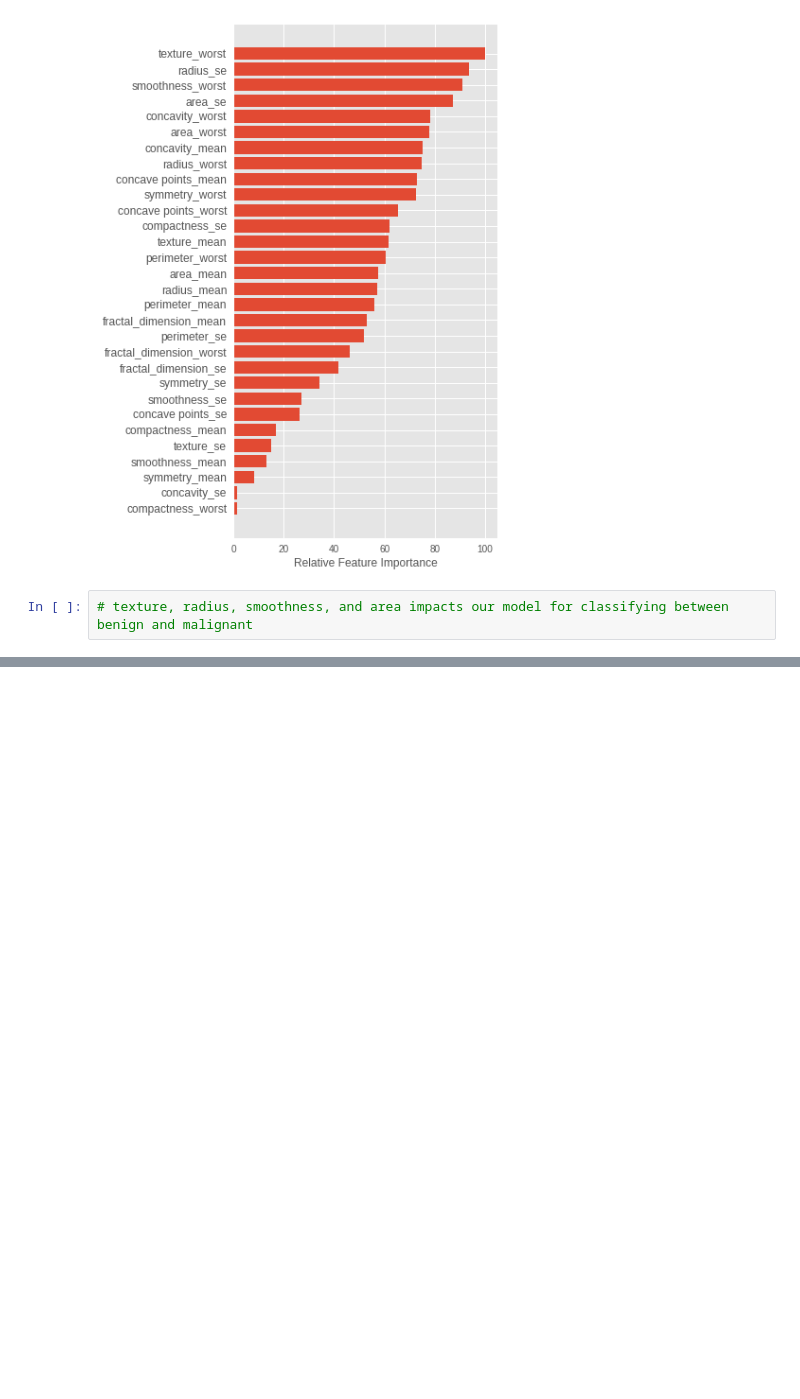
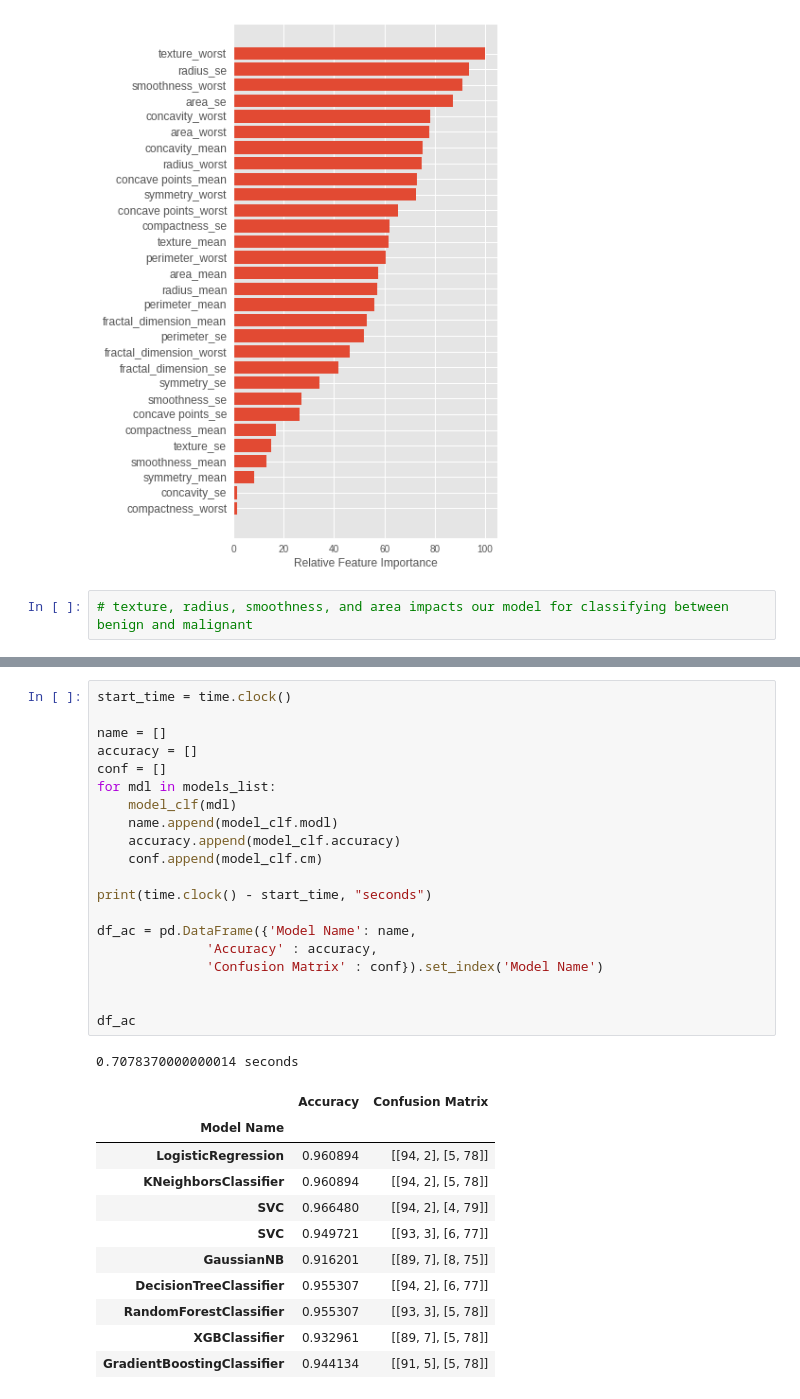
Before and after one commit to Nik8x/Breast_Cancer, a Jupyter notebook: Breast_Cancer.ipynb, the cells around one changed output, grey strips where cells are left out. Drawn from its saved outputs; the diff is of its cells as text; blank space fills up the shorter version.

```diff
--- a/Breast_Cancer.ipynb
+++ b/Breast_Cancer.ipynb
@@ -359,0 +449,33 @@ plt.show()
+# %%
+start_time = time.clock()
+
+name = []
+accuracy = []
+conf = []
+for mdl in models_list:
+    model_clf(mdl)
+    name.append(model_clf.modl)
+    accuracy.append(model_clf.accuracy)
+    conf.append(model_clf.cm)
+
+print(time.clock() - start_time, "seconds")
+
+df_ac = pd.DataFrame({'Model Name': name,
+              'Accuracy' : accuracy,
+              'Confusion Matrix' : conf}).set_index('Model Name')
+
+
+df_ac
+# %% [output]
+0.7078370000000014 seconds
+|  | Accuracy | Confusion Matrix |
+| Model Name |  |  |
+| LogisticRegression | 0.960894 | [[94, 2], [5, 78]] |
+| KNeighborsClassifier | 0.960894 | [[94, 2], [5, 78]] |
+| SVC | 0.966480 | [[94, 2], [4, 79]] |
+| SVC | 0.949721 | [[93, 3], [6, 77]] |
+| GaussianNB | 0.916201 | [[89, 7], [8, 75]] |
+| DecisionTreeClassifier | 0.955307 | [[94, 2], [6, 77]] |
+| RandomForestClassifier | 0.955307 | [[93, 3], [5, 78]] |
+| XGBClassifier | 0.932961 | [[89, 7], [5, 78]] |
+| GradientBoostingClassifier | 0.944134 | [[91, 5], [5, 78]] |
```
Also changed, not shown: parts of 18 cells of this notebook.
